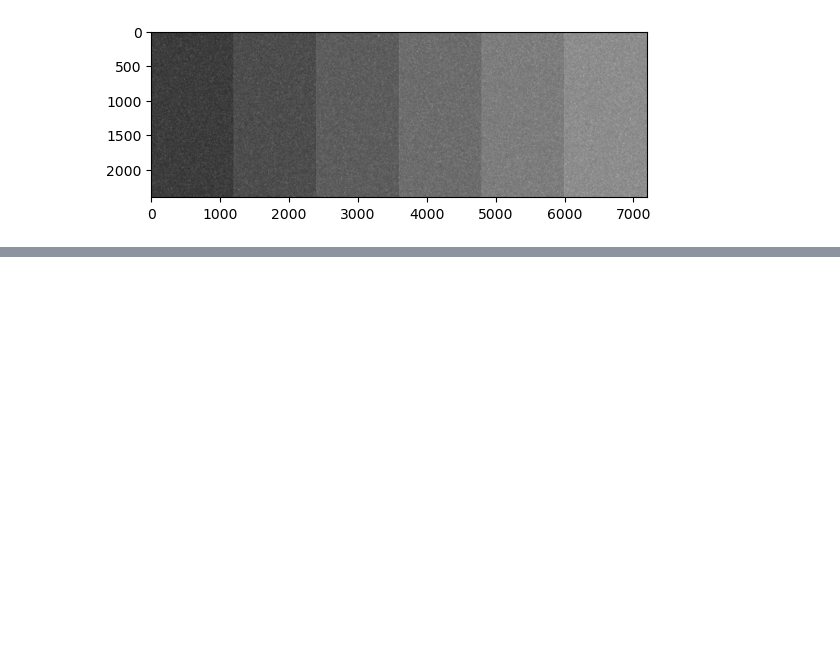
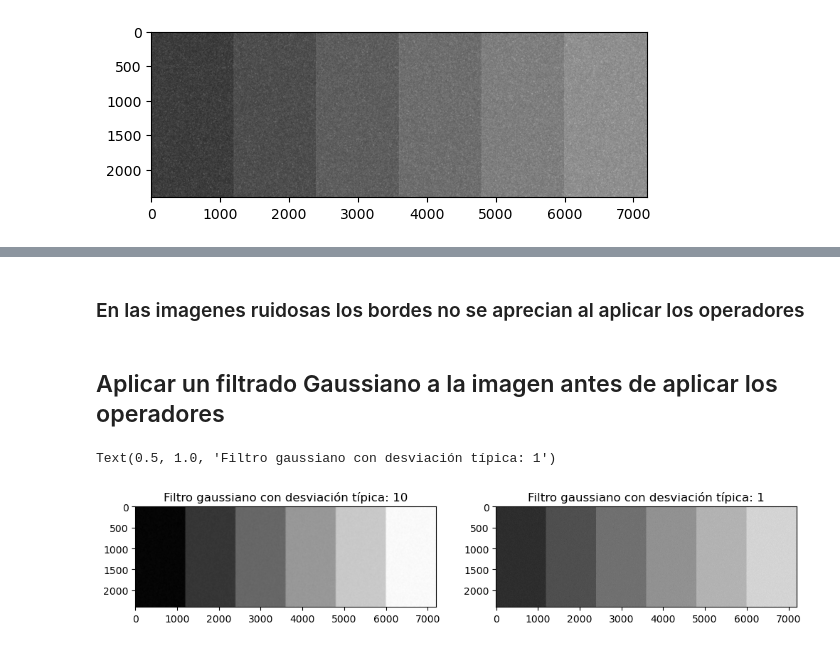
Before and after one commit to AndreaGarcia124/TIVpracticas, a Jupyter notebook: Práctica2.ipynb, the cells around one changed output, grey strips where cells are left out. Saved outputs shown, nothing was run; the diff lists cells and outputs as text; code cells hidden in the pictures; blank space fills up the shorter version.

```diff
--- a/Práctica2.ipynb
+++ b/Práctica2.ipynb
@@ -115,0 +137,19 @@ plt.imshow(img_noised+bordes, cmap='gray')
+# %% [markdown]
+### En las imagenes ruidosas los bordes no se aprecian al aplicar los operadores
+# %% [markdown]
+## Aplicar un filtrado Gaussiano a la imagen antes de aplicar los operadores
+# %%
+plt.figure(figsize=(12, 6))
+
+img_gaussian10 = gaussian_filter(img_noised, 10)
+plt.subplot(121)
+plt.imshow(img_gaussian10, cmap='gray')
+plt.title('Filtro gaussiano con desviación típica: 10')
+
+img_gaussian1 = gaussian_filter(img_noised, 1)
+plt.subplot(122)
+plt.imshow(img_gaussian1, cmap='gray')
+plt.title('Filtro gaussiano con desviación típica: 1')
+# %% [output]
+Text(0.5, 1.0, 'Filtro gaussiano con desviación típica: 1')
+[figure, added]
```
Also changed, not shown: parts of 9 cells of this notebook.
